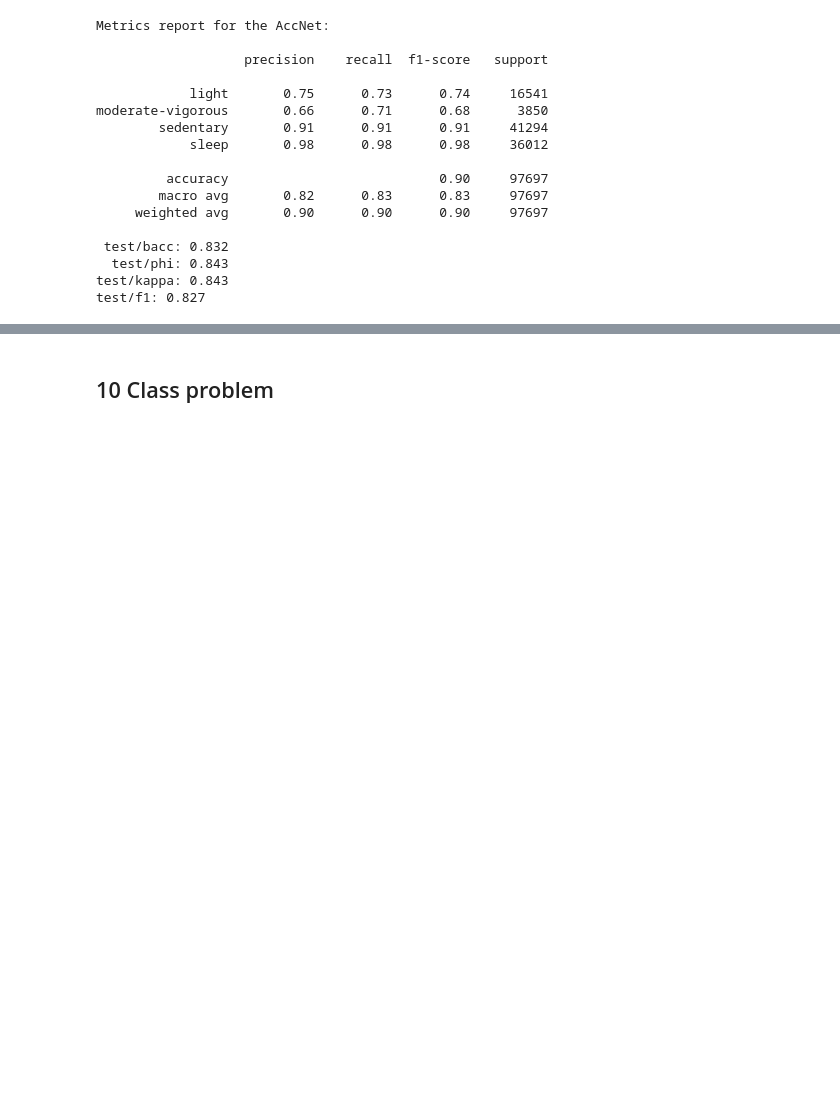
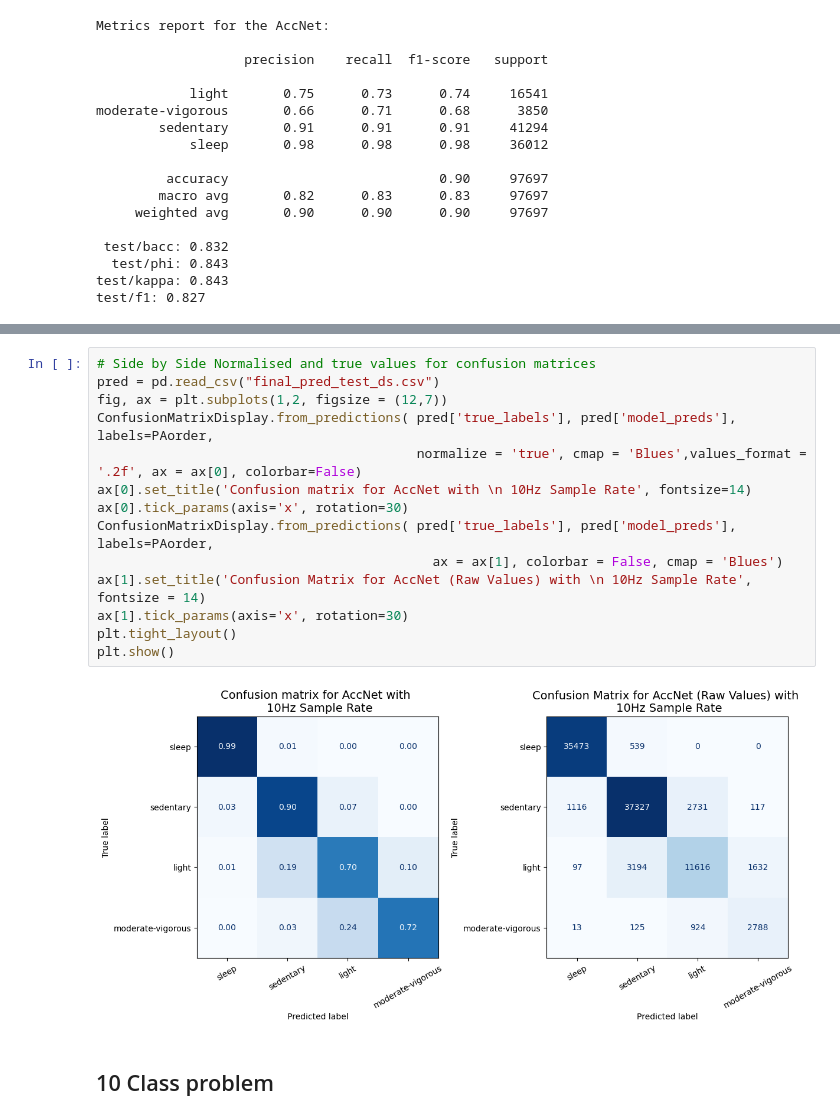
Before and after one commit to finlayscheib/capture24, a Jupyter notebook: Deep_models.ipynb, the cells around one changed output, grey strips where cells are left out. Drawn from its saved outputs; the diff is of its cells as text; blank space fills up the shorter version.

```diff
--- a/Deep_models.ipynb
+++ b/Deep_models.ipynb
@@ -313,3 +154,19 @@ test/f1: 0.796
+# %%
+# Side by Side Normalised and true values for confusion matrices
+pred = pd.read_csv("final_pred_test_ds.csv")
+fig, ax = plt.subplots(1,2, figsize = (12,7))
+ConfusionMatrixDisplay.from_predictions( pred['true_labels'], pred['model_preds'], labels=PAorder,
+                                         normalize = 'true', cmap = 'Blues',values_format = '.2f', ax = ax[0], colorbar=False)
+ax[0].set_title('Confusion matrix for AccNet with \n 10Hz Sample Rate', fontsize=14)
+ax[0].tick_params(axis='x', rotation=30)
+ConfusionMatrixDisplay.from_predictions( pred['true_labels'], pred['model_preds'], labels=PAorder,
+                                           ax = ax[1], colorbar = False, cmap = 'Blues')
+ax[1].set_title('Confusion Matrix for AccNet (Raw Values) with \n 10Hz Sample Rate', fontsize = 14)
+ax[1].tick_params(axis='x', rotation=30)
+plt.tight_layout()
+plt.show()
+# %% [output]
+[figure, added]
 # %% [markdown]
 ## 10 Class problem
 # %%
```
Also changed, not shown: parts of 8 cells of this notebook.
